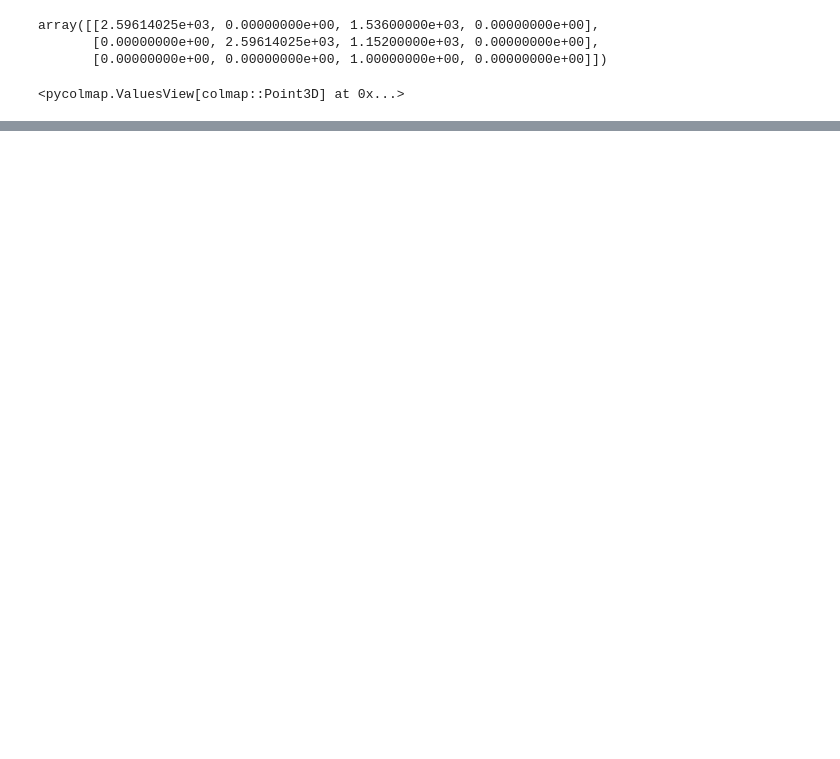
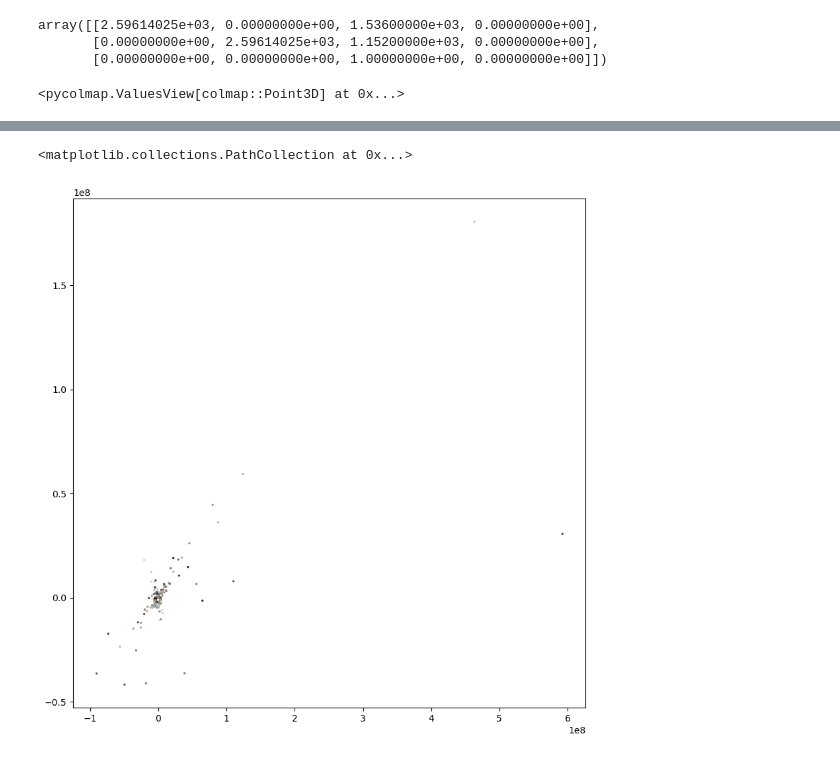
Before and after one commit to farqlia/UrbanViewsModeling, a Jupyter notebook: notebooks/Point Cloud.ipynb, the cells around one changed output, grey strips where cells are left out. Saved outputs shown, nothing was run; the diff lists cells and outputs as text; code cells hidden in the pictures; blank space fills up the shorter version.

```diff
--- a/notebooks/Point Cloud.ipynb
+++ b/notebooks/Point Cloud.ipynb
@@ -469,2 +547,13 @@ def get_points_xyz(reconstruction: pycolmap.Reconstruction):
 # %%
-def points_projection(reconstruction: pycolmap.MapPoint3DIdToPoint3D):
+def points_projection(reconstruction: pycolmap.Reconstruction, img_id: int):
+    extrinsic_matrix = get_extrinsic_params(get_camera_from_image(reconstruction.images[img_id]))
+    intrinsic_matrix = get_intrinsic_params(reconstruction)
+    homogenous_points = convert_to_homogenous(get_points_xyz(reconstruction))
+
+    projected_to_camera_viewpoint = (homogenous_points @ extrinsic_matrix).T
+    projected_to_image_plane = (intrinsic_matrix @ projected_to_camera_viewpoint).T
+
+    x = projected_to_image_plane[:, 0] / projected_to_image_plane[:, 2]
+    y = projected_to_image_plane[:, 1] / projected_to_image_plane[:, 2]
+
+    return x, y
@@ -470,0 +564,4 @@ def points_projection(reconstruction: pycolmap.MapPoint3DIdToPoint3D):
+# %%
+img_id = 50
+img_name = reconstruction.images[img_id].name
+x, y = points_projection(reconstruction, img_id)
@@ -470,0 +575,3 @@ def points_projection(reconstruction: pycolmap.MapPoint3DIdToPoint3D):
+# %%
+img_points = np.stack((x, y)).T
+img_points[:3]
@@ -470,0 +582,3 @@ def points_projection(reconstruction: pycolmap.MapPoint3DIdToPoint3D):
+# %%
+colors = np.array([p.color for p in reconstruction.points3D.values()]) / 255.0
+colors
@@ -470,0 +626,6 @@ def points_projection(reconstruction: pycolmap.MapPoint3DIdToPoint3D):
+# %%
+plt.figure(figsize=(10, 10))
+plt.scatter(img_points[:, 0], img_points[:, 1], s=2, c=colors)
+# %% [output]
+<matplotlib.collections.PathCollection at 0x...>
+[figure, added]
```
Also changed, not shown: parts of 25 cells of this notebook.
